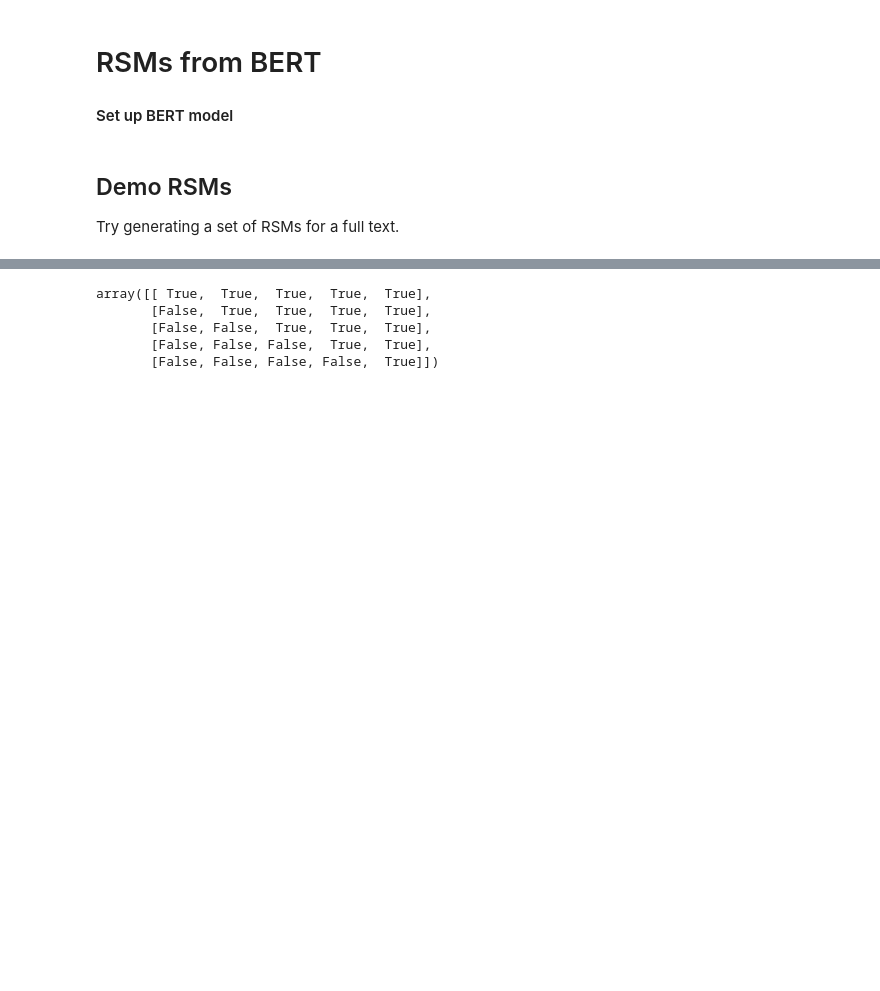
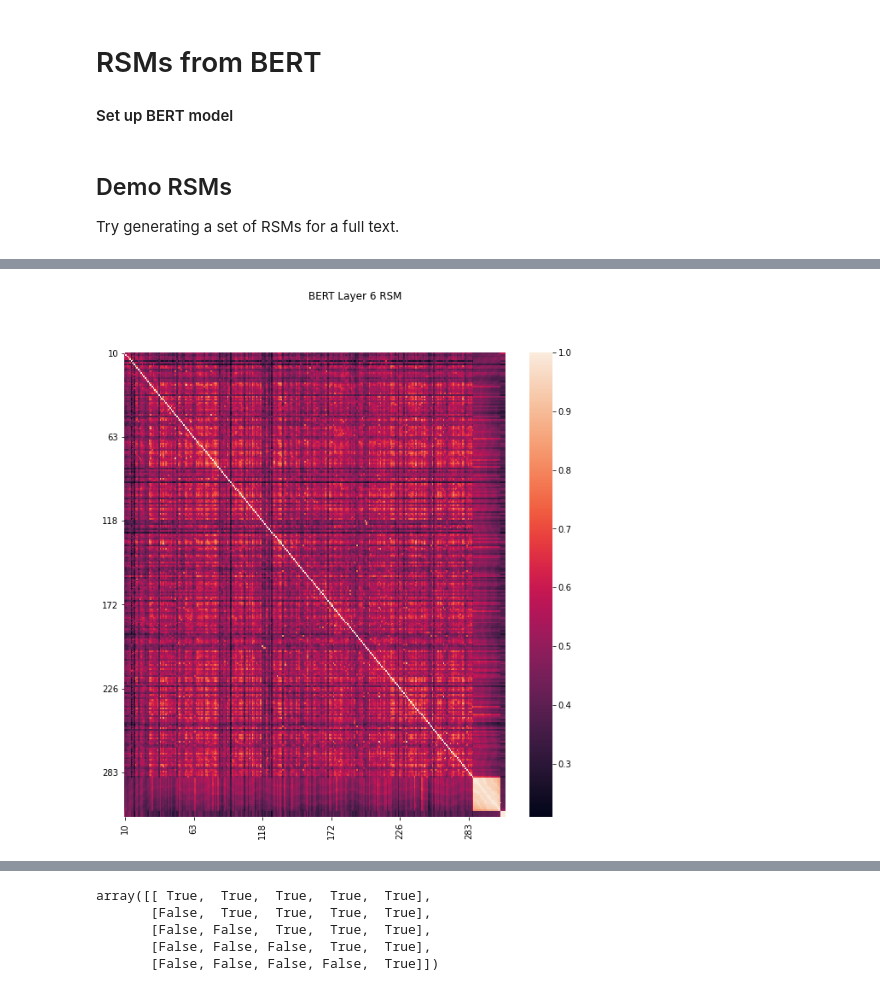
Before and after one commit to tsumers/bert-brains, a Jupyter notebook: BERT-RSMs.ipynb, the cells around one changed output, grey strips where cells are left out. Saved outputs shown, nothing was run; the diff lists cells and outputs as text; code cells hidden in the pictures; blank space fills up the shorter version.

```diff
--- a/BERT-RSMs.ipynb
+++ b/BERT-RSMs.ipynb
@@ -106,2 +215,12 @@ plt.suptitle("BERT Layer 0 RSM");
+# %%
+plt.figure(figsize=(10,10))
+ax = sns.heatmap(results_rsm_df[5], xticklabels=stimulus_for_rsm.tr, yticklabels=stimulus_for_rsm.tr)
+
+ax.set_xticks(ax.get_xticks()[::50])
+ax.set_yticks(ax.get_yticks()[::50])
+
+plt.suptitle("BERT Layer 6 RSM");
+# %% [output]
+[figure, added]
 # %%
 plt.figure(figsize=(10,10))
```
Also changed, not shown: parts of 14 cells of this notebook, 2 other files.
